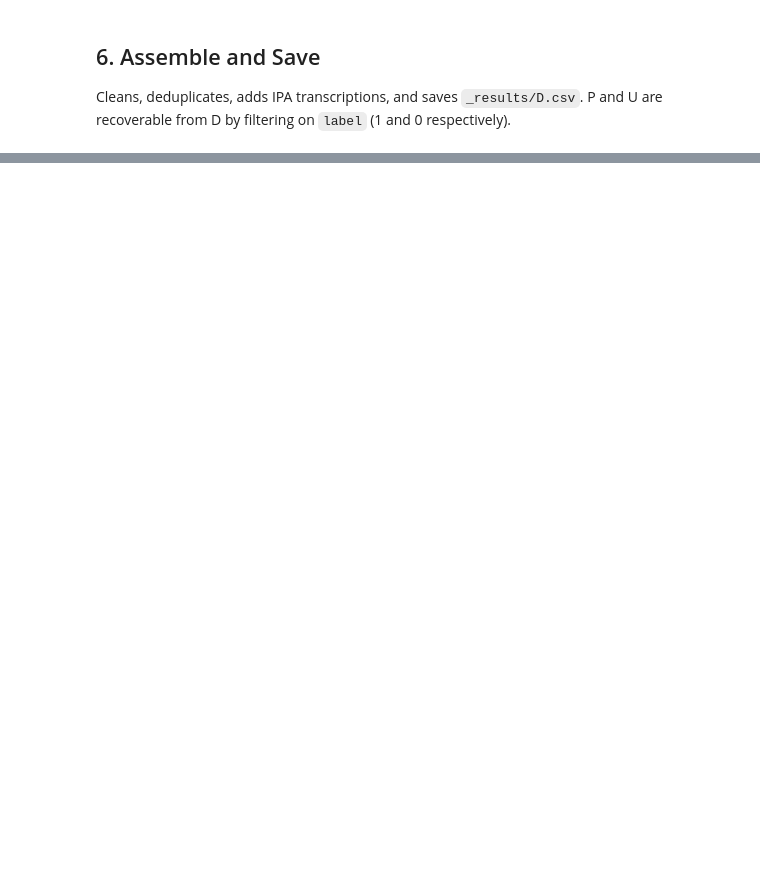
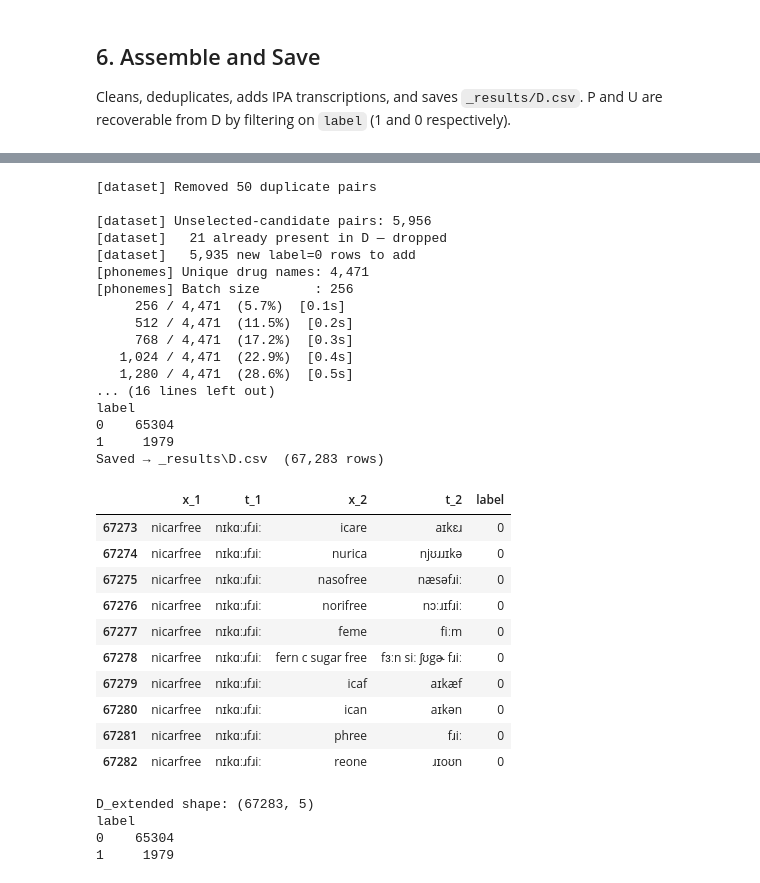
Before and after one commit to Mango-Cats/walter, a Jupyter notebook: walter.ipynb, the cells around one changed output, grey strips where cells are left out. Drawn from its saved outputs; the diff is of its cells as text; code cells hidden in the pictures; blank space fills up the shorter version.

```diff
--- a/walter.ipynb
+++ b/walter.ipynb
@@ -212,0 +309,55 @@ label
+# %%
+import pandas as pd, json
+from config import D_OUT_CSV, LASA_RUN_JSON
+
+D = pd.read_csv(D_OUT_CSV)
+with open(LASA_RUN_JSON) as f:
+    lasa_data = json.load(f)
+# %%
+# --- 7b. Add unlabeled candidate pairs to D and save ---
+# Requires D to already be defined (run Section 6 first, or load from disk via the cell above).
+# Set add_phonemes=True to also transcribe the new pairs to IPA.
+from src.dataset import add_lasa_run_unlabeled
+from config import D_OUT_CSV
+
+D_extended = add_lasa_run_unlabeled(lasa_data, D, add_phonemes=True)
+
+D_extended.to_csv(D_OUT_CSV, index=False)
+print(f"Saved → {D_OUT_CSV}  ({len(D_extended):,} rows)")
+
+display(D_extended.tail(10))
+print(f"\nD_extended shape: {D_extended.shape}")
+print(D_extended['label'].value_counts().to_string())
+# %% [output]
+[dataset] Removed 50 duplicate pairs
+
+[dataset] Unselected-candidate pairs: 5,956
+[dataset]   21 already present in D — dropped
+[dataset]   5,935 new label=0 rows to add
+[phonemes] Unique drug names: 4,471
+[phonemes] Batch size       : 256
+     256 / 4,471  (5.7%)  [0.1s]
+     512 / 4,471  (11.5%)  [0.2s]
+     768 / 4,471  (17.2%)  [0.3s]
+   1,024 / 4,471  (22.9%)  [0.4s]
+   1,280 / 4,471  (28.6%)  [0.5s]
+... (16 lines left out)
+label
+0    65304
+1     1979
+Saved → _results\D.csv  (67,283 rows)
+|  | x_1 | t_1 | x_2 | t_2 | label |
+| 67273 | nicarfree | nɪkɑːɹfɹiː | icare | aɪkɛɹ | 0 |
+| 67274 | nicarfree | nɪkɑːɹfɹiː | nurica | njʊɹɹɪkə | 0 |
+| 67275 | nicarfree | nɪkɑːɹfɹiː | nasofree | næsəfɹiː | 0 |
+| 67276 | nicarfree | nɪkɑːɹfɹiː | norifree | nɔːɹɪfɹiː | 0 |
+| 67277 | nicarfree | nɪkɑːɹfɹiː | feme | fiːm | 0 |
+| 67278 | nicarfree | nɪkɑːɹfɹiː | fern c sugar free | fɜːn siː ʃʊgɚ fɹiː | 0 |
+| 67279 | nicarfree | nɪkɑːɹfɹiː | icaf | aɪkæf | 0 |
+| 67280 | nicarfree | nɪkɑːɹfɹiː | ican | aɪkən | 0 |
+| 67281 | nicarfree | nɪkɑːɹfɹiː | phree | fɹiː | 0 |
+| 67282 | nicarfree | nɪkɑːɹfɹiː | reone | ɹɪoʊn | 0 |
+D_extended shape: (67283, 5)
+label
+0    65304
+1     1979
```
Also changed, not shown: parts of 10 cells of this notebook, 8 other files.
